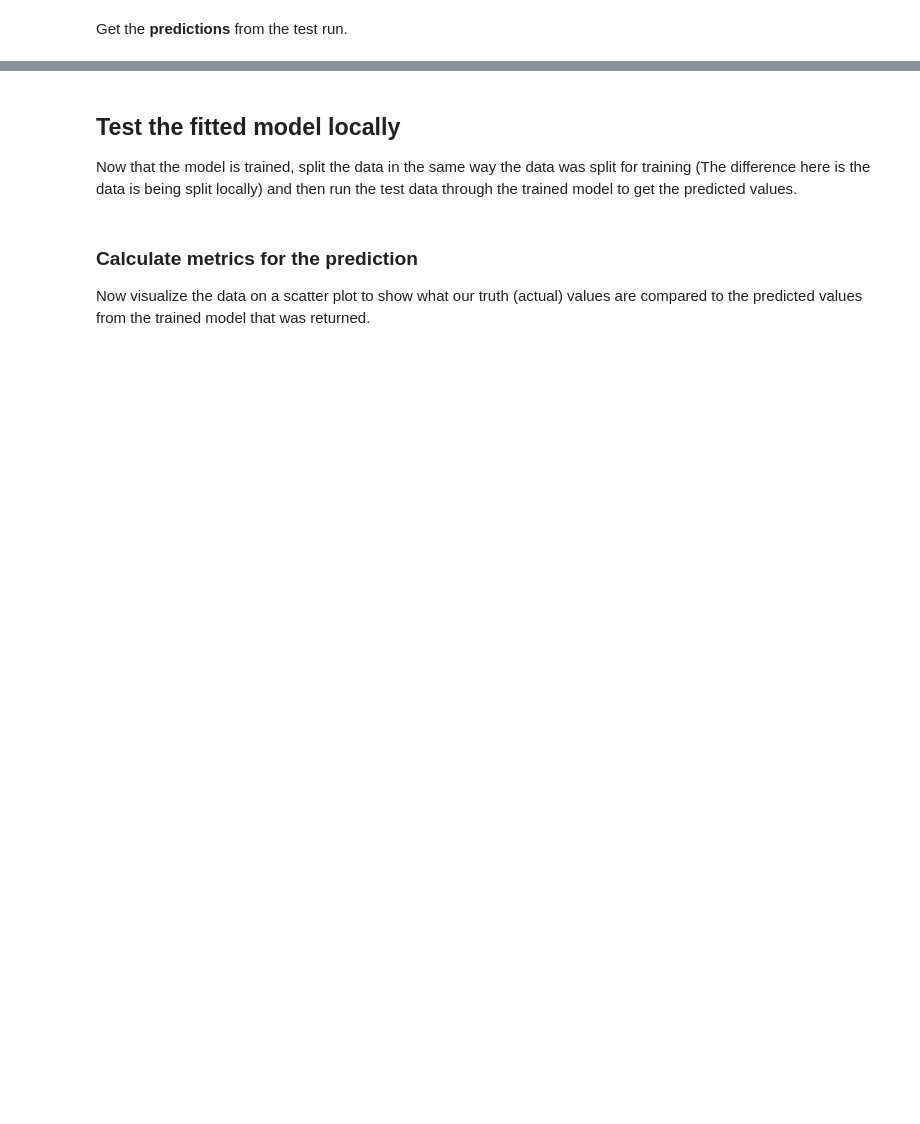
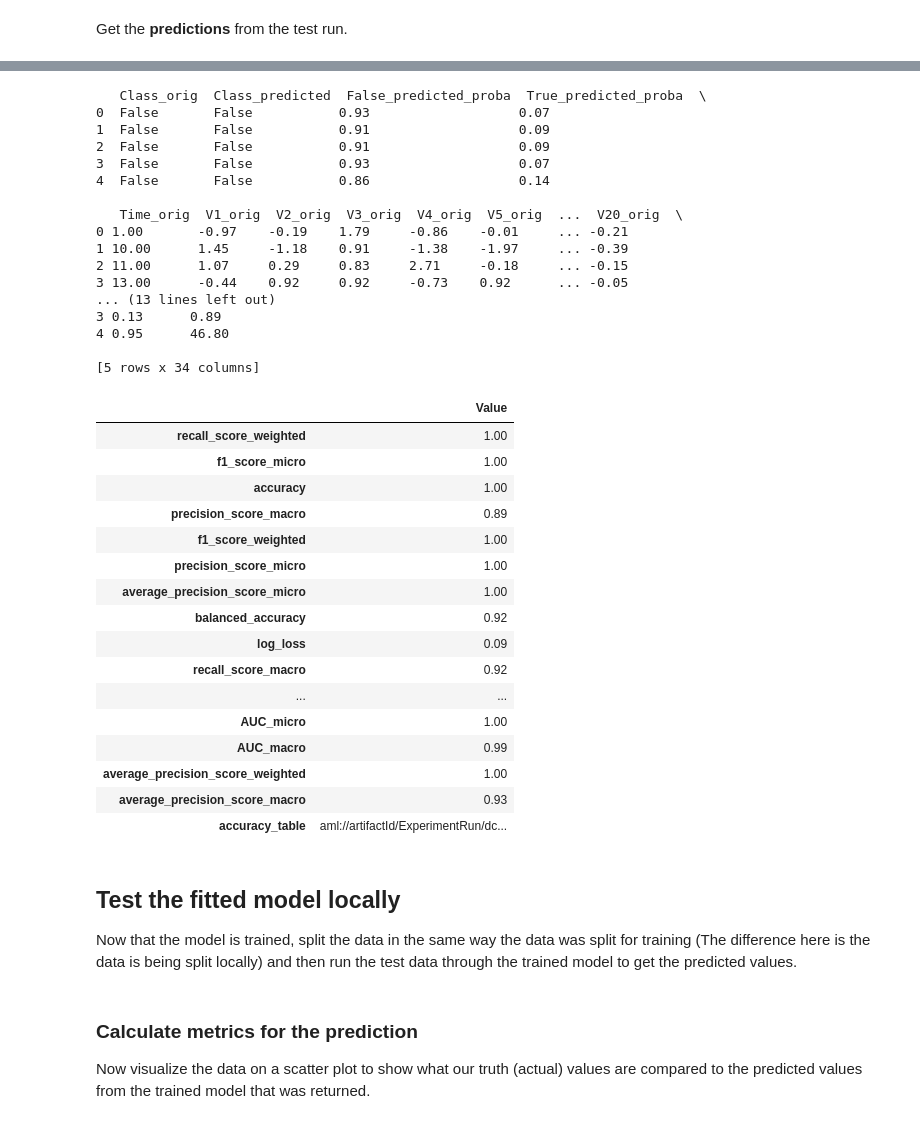
Before and after one commit to Azure/automl-testdataset-preview, a Jupyter notebook: notebooks/classification-credit-card-fraud/auto-ml-classification-credit-card-fraud.ipynb, the cells around one changed output, grey strips where cells are left out. Drawn from its saved outputs; the diff is of its cells as text; code cells hidden in the pictures; blank space fills up the shorter version.

```diff
--- a/notebooks/classification-credit-card-fraud/auto-ml-classification-credit-card-fraud.ipynb
+++ b/notebooks/classification-credit-card-fraud/auto-ml-classification-credit-card-fraud.ipynb
@@ -55,7 +58,7 @@ print("You are currently using version", azureml.core.VERSION, "of the Azure ML
 ws = Workspace.from_config()
 
 # choose a name for experiment
-experiment_name = 'automl-classification-ccard-remote'
+experiment_name = 'test-set-support-automl-classification-ccard-remote'
 
 experiment=Experiment(ws, experiment_name)
 
@@ -100,7 +116,7 @@ Load the credit card dataset from a csv file containing both training features a
 # %%
 data = "https://automlsamplenotebookdata.blob.core.windows.net/automl-sample-notebook-data/creditcard.csv"
 dataset = Dataset.Tabular.from_delimited_files(data)
-training_data, validation_data = dataset.random_split(percentage=0.8, seed=223)
+training_data, test_data = dataset.random_split(percentage=0.8, seed=223)
 label_column_name = 'Class'
 # %% [markdown]
 ## Train
@@ -119,27 +135,29 @@ Instantiate a AutoMLConfig object. This defines the settings and data used to ru
 **_You can find more information about primary metrics_** [here](https://docs.microsoft.com/en-us/azure/machine-learning/service/how-to-configure-auto-train#primary-metric)
 # %%
 automl_settings = {
-    "n_cross_validations": 3,
     "primary_metric": 'average_precision_score_weighted',
     "enable_early_stopping": True,
-    "max_concurrent_iterations": 2, # This is a limit for testing purpose, please increase it as per cluster size
+    "max_concurrent_iterations": 4, # This is a limit for testing purpose, please increase it as per cluster size
+    "iterations": 10,
     "experiment_timeout_hours": 0.25, # This is a time limit for testing purposes, remove it for real use cases, this will drastically limit ablity to find the best model possible
     "verbosity": logging.INFO,
 }
 
 
 automl_config = AutoMLConfig(task = 'classification',
-                             debug_log = 'automl_errors.log',
                              compute_target = compute_target,
                              training_data = training_data,
                              label_column_name = label_column_name,
 
-                             # Use train/test split
-                             test_size=0.2,
+                             # Use validation set split
+                             validation_size=0.2,
+
+                             # Use test set split (This will be used only for the winer model Test metrics)
+                             test_size=0.1,
 
                              **automl_settings
                             )
 # %% [markdown]
 Call the `submit` method on the experiment object and pass the run configuration. Depending on the data and the number of iterations this can run for a while. Validation errors and current status will be shown when setting `show_output=True` and the execution will be synchronous.
 # %%
-remote_run = experiment.submit(automl_config, show_output = False)
+remote_run = experiment.submit(automl_config, show_output = True)
@@ -200,0 +304,9 @@ test_run_predictions.to_pandas_dataframe().head()
+# %%
+from azureml.train.automl.model_proxy import ModelProxy
+
+model_proxy = ModelProxy(best_run)
+predictions, test_run_metrics = model_proxy.test(test_data)
+
+print(predictions.to_pandas_dataframe().head())
+pd.DataFrame.from_dict(test_run_metrics, orient='index', columns=['Value'])
+# %% [output]
@@ -201,3 +314,37 @@ test_run_predictions.to_pandas_dataframe().head()
+   Class_orig  Class_predicted  False_predicted_proba  True_predicted_proba  \
+0  False       False           0.93                   0.07
+1  False       False           0.91                   0.09
+2  False       False           0.91                   0.09
+3  False       False           0.93                   0.07
+4  False       False           0.86                   0.14
+
+   Time_orig  V1_orig  V2_orig  V3_orig  V4_orig  V5_orig  ...  V20_orig  \
+0 1.00       -0.97    -0.19    1.79     -0.86    -0.01     ... -0.21
+1 10.00      1.45     -1.18    0.91     -1.38    -1.97     ... -0.39
+2 11.00      1.07     0.29     0.83     2.71     -0.18     ... -0.15
+3 13.00      -0.44    0.92     0.92     -0.73    0.92      ... -0.05
+... (13 lines left out)
+3 0.13      0.89
+4 0.95      46.80
+
+[5 rows x 34 columns]
+|  | Value |
+| recall_score_weighted | 1.00 |
+| f1_score_micro | 1.00 |
+| accuracy | 1.00 |
+| precision_score_macro | 0.89 |
+| f1_score_weighted | 1.00 |
+| precision_score_micro | 1.00 |
+| average_precision_score_micro | 1.00 |
+| balanced_accuracy | 0.92 |
+| log_loss | 0.09 |
+| recall_score_macro | 0.92 |
+| ... | ... |
+| AUC_micro | 1.00 |
+| AUC_macro | 0.99 |
+| average_precision_score_weighted | 1.00 |
+| average_precision_score_macro | 0.93 |
+| accuracy_table | aml://artifactId/ExperimentRun/dc... |
 # %% [markdown]
 ## Test the fitted model locally
 
```
Also changed, not shown: parts of 16 cells of this notebook.
